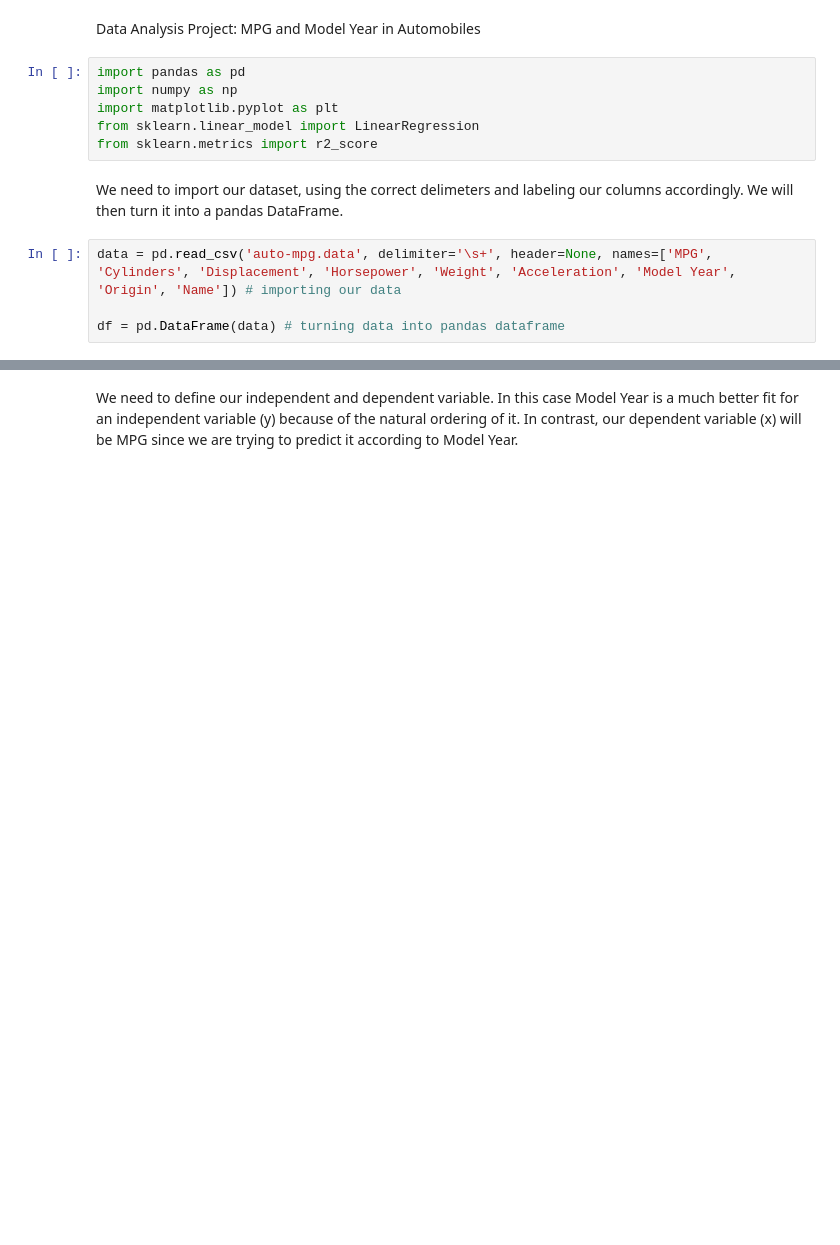
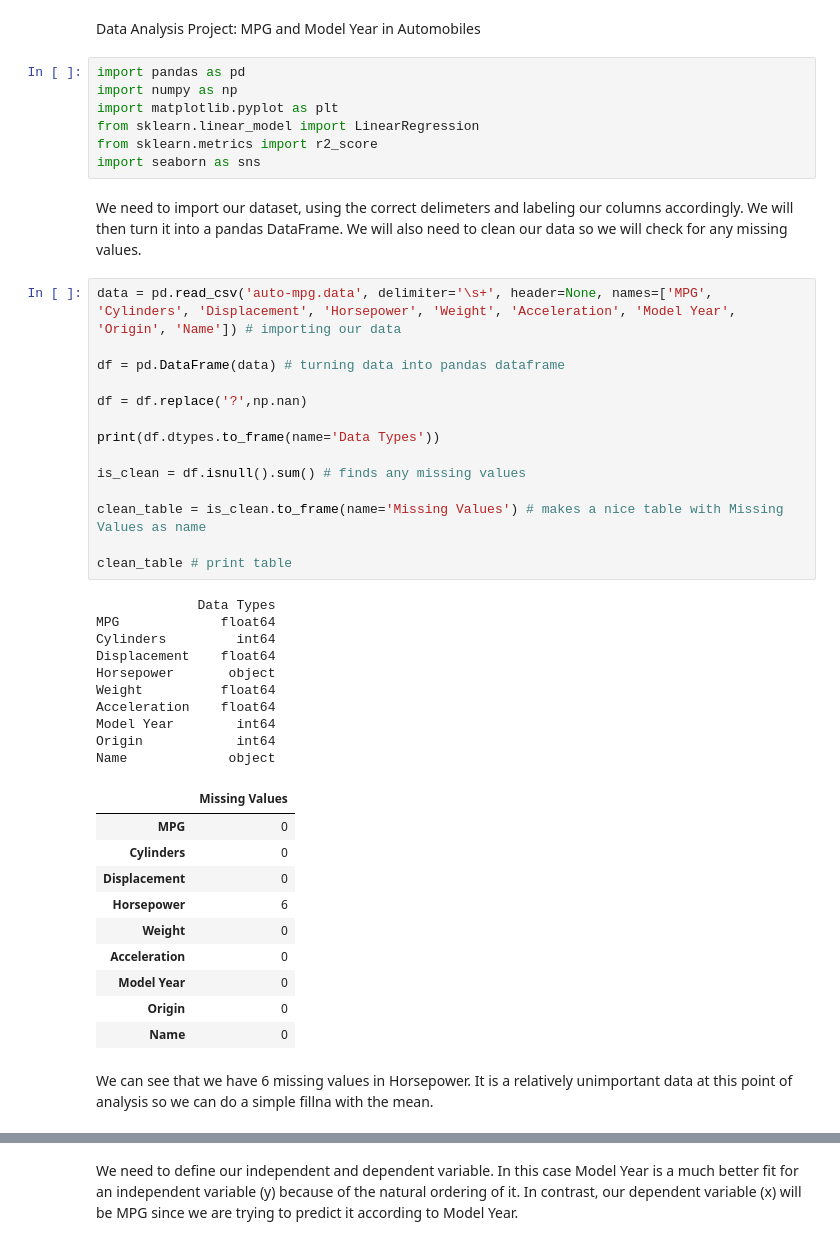
Before and after one commit to adenletchworth/Auto-MPG-Data-Analysis, a Jupyter notebook: dataAnalysis.ipynb, the cells around one changed output, grey strips where cells are left out. Drawn from its saved outputs; the diff is of its cells as text; blank space fills up the shorter version.

```diff
--- a/dataAnalysis.ipynb
+++ b/dataAnalysis.ipynb
@@ -6,9 +6,43 @@ import numpy as np
 import matplotlib.pyplot as plt
 from sklearn.linear_model import LinearRegression
 from sklearn.metrics import r2_score
+import seaborn as sns
 # %% [markdown]
-We need to import our dataset, using the correct delimeters and labeling our columns accordingly. We will then turn it into a pandas DataFrame.
+We need to import our dataset, using the correct delimeters and labeling our columns accordingly. We will then turn it into a pandas DataFrame. We will also need to clean our data so we will check for any missing values.
 # %%
 data = pd.read_csv('auto-mpg.data', delimiter='\s+', header=None, names=['MPG', 'Cylinders', 'Displacement', 'Horsepower', 'Weight', 'Acceleration', 'Model Year', 'Origin', 'Name']) # importing our data
 
 df = pd.DataFrame(data) # turning data into pandas dataframe
+
+df = df.replace('?',np.nan)
+
+print(df.dtypes.to_frame(name='Data Types'))
+
+is_clean = df.isnull().sum() # finds any missing values
+
+clean_table = is_clean.to_frame(name='Missing Values') # makes a nice table with Missing Values as name
+
+clean_table # print table
+# %% [output]
+             Data Types
+MPG             float64
+Cylinders         int64
+Displacement    float64
+Horsepower       object
+Weight          float64
+Acceleration    float64
+Model Year        int64
+Origin            int64
+Name             object
+|  | Missing Values |
+| MPG | 0 |
+| Cylinders | 0 |
+| Displacement | 0 |
+| Horsepower | 6 |
+| Weight | 0 |
+| Acceleration | 0 |
+| Model Year | 0 |
+| Origin | 0 |
+| Name | 0 |
+# %% [markdown]
+We can see that we have 6 missing values in Horsepower. It is a relatively unimportant data at this point of analysis so we can do a simple fillna with the mean.
```
Also changed, not shown: parts of 2 cells of this notebook.
